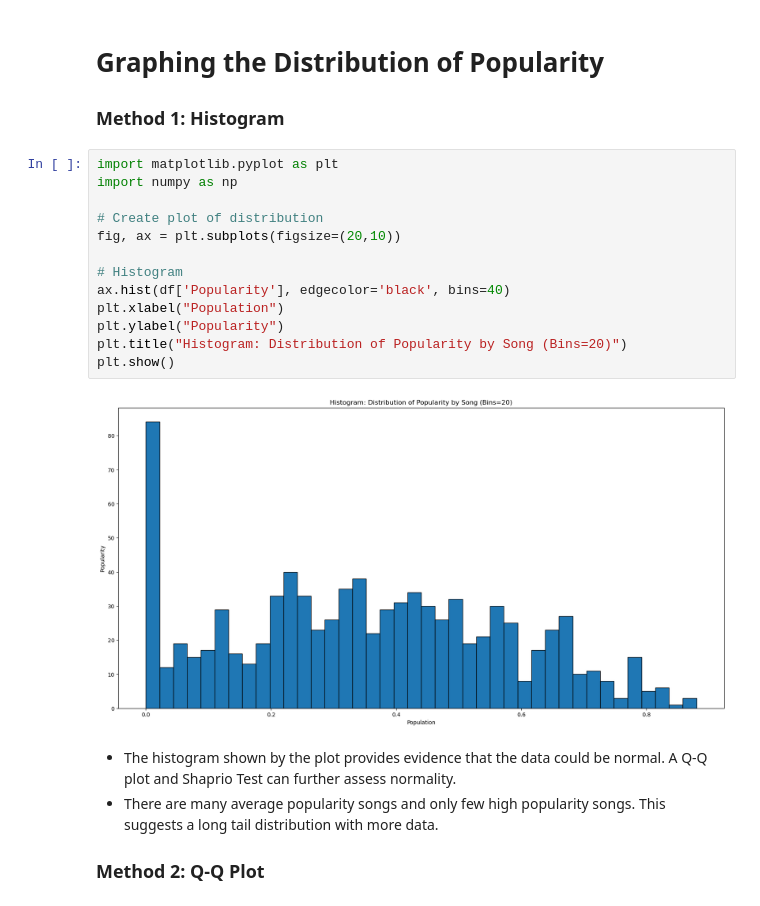
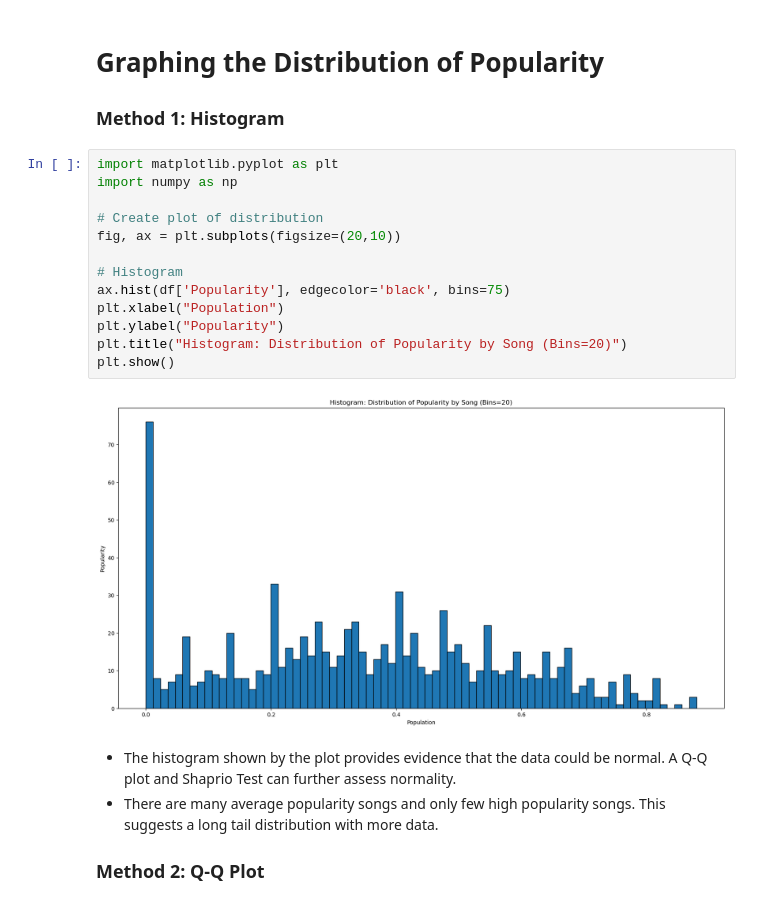
Before and after one commit to aziz158/tomandaziz, a Jupyter notebook: notebooks/04_eda.ipynb, the cells around one changed output. Cells and saved outputs as stored; diff of their text form.

```diff
--- a/notebooks/04_eda.ipynb
+++ b/notebooks/04_eda.ipynb
@@ -100,18 +100,18 @@ df['Popularity'] = df['Popularity'] / 100
 # %%
 import matplotlib.pyplot as plt
 import numpy as np
 
 # Create plot of distribution
 fig, ax = plt.subplots(figsize=(20,10))
 
 # Histogram
-ax.hist(df['Popularity'], edgecolor='black', bins=40)
+ax.hist(df['Popularity'], edgecolor='black', bins=75)
 plt.xlabel("Population")
 plt.ylabel("Popularity")
 plt.title("Histogram: Distribution of Popularity by Song (Bins=20)")
 plt.show()
 # %% [output]
-[figure, old version]
+[figure, new version]
 # %% [markdown]
 - The histogram shown by the plot provides evidence that the data could be normal. A Q-Q plot and Shaprio Test can further assess normality.
 - There are many average popularity songs and only few high popularity songs. This suggests a long tail distribution with more data.
```
Also changed, not shown: parts of 7 cells of this notebook, 4 other files.
